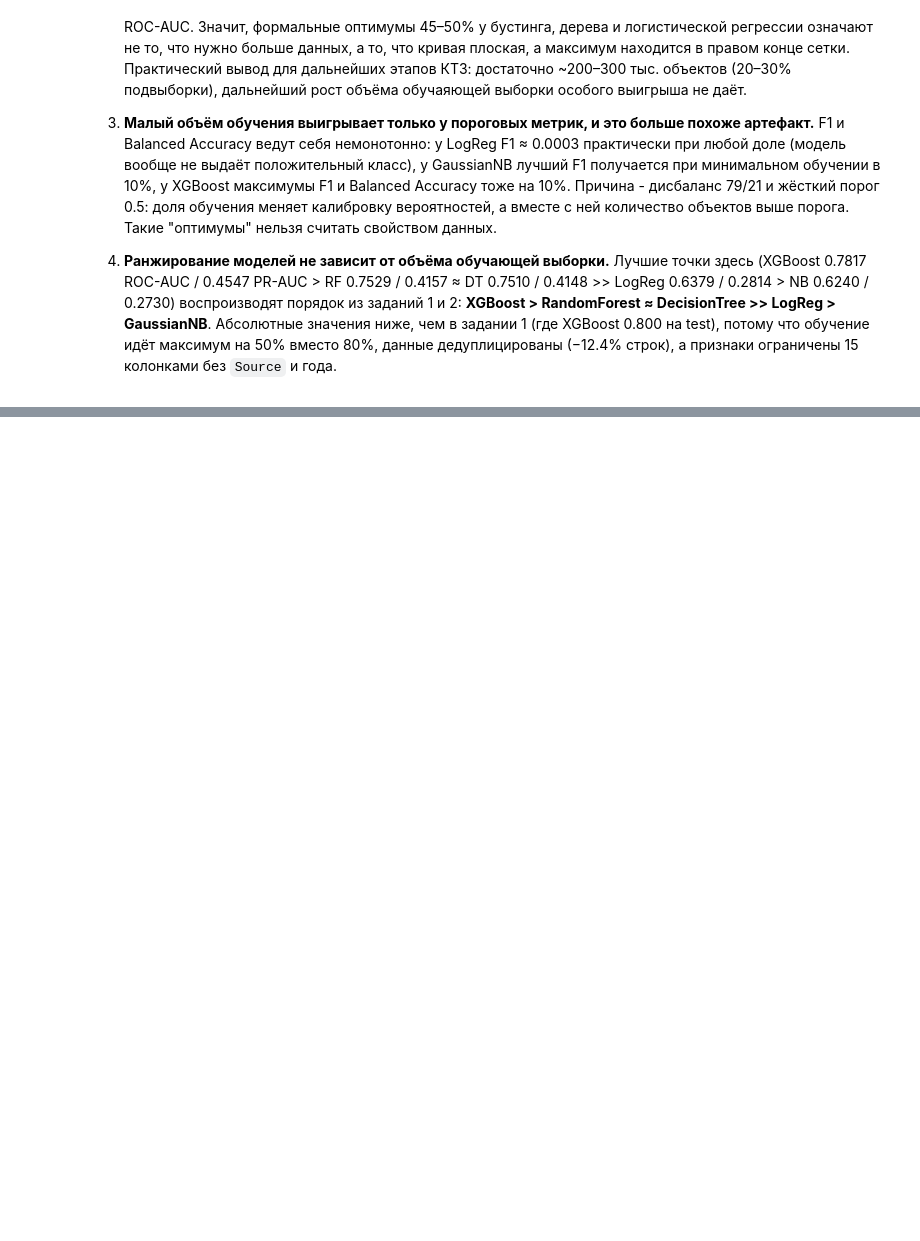
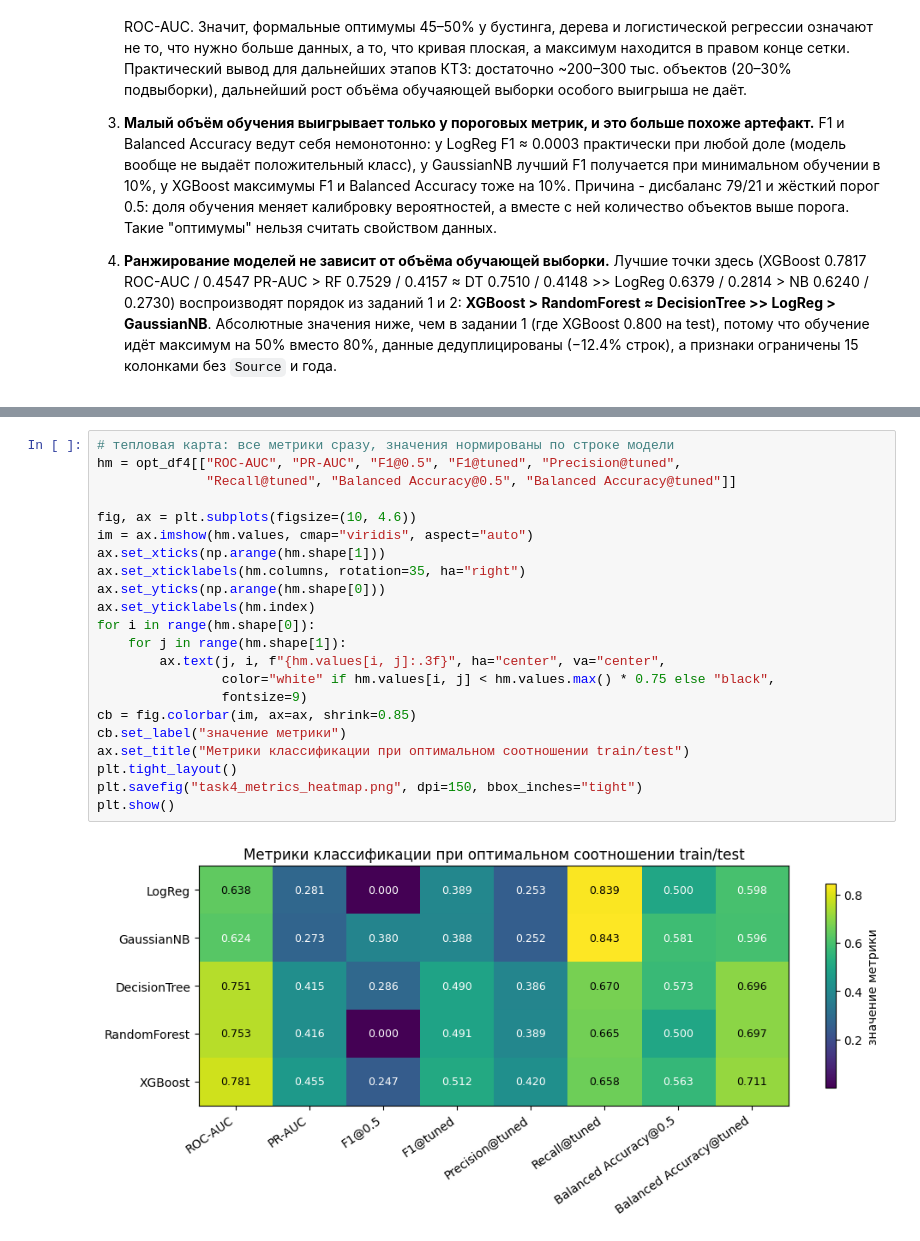
Before and after one commit to Dead-Ded/AITechnologiesMaster, a Jupyter notebook: kt3/kt3_tasks.ipynb, the cells around one changed output, grey strips where cells are left out. Drawn from its saved outputs; the diff is of its cells as text; blank space fills up the shorter version.

```diff
--- a/kt3/kt3_tasks.ipynb
+++ b/kt3/kt3_tasks.ipynb
@@ -757,0 +966,24 @@ print(f"Таблица сохранена: task3_metrics_table.csv, строк:
+# %%
+# тепловая карта: все метрики сразу, значения нормированы по строке модели
+hm = opt_df4[["ROC-AUC", "PR-AUC", "F1@0.5", "F1@tuned", "Precision@tuned",
+              "Recall@tuned", "Balanced Accuracy@0.5", "Balanced Accuracy@tuned"]]
+
+fig, ax = plt.subplots(figsize=(10, 4.6))
+im = ax.imshow(hm.values, cmap="viridis", aspect="auto")
+ax.set_xticks(np.arange(hm.shape[1]))
+ax.set_xticklabels(hm.columns, rotation=35, ha="right")
+ax.set_yticks(np.arange(hm.shape[0]))
+ax.set_yticklabels(hm.index)
+for i in range(hm.shape[0]):
+    for j in range(hm.shape[1]):
+        ax.text(j, i, f"{hm.values[i, j]:.3f}", ha="center", va="center",
+                color="white" if hm.values[i, j] < hm.values.max() * 0.75 else "black",
+                fontsize=9)
+cb = fig.colorbar(im, ax=ax, shrink=0.85)
+cb.set_label("значение метрики")
+ax.set_title("Метрики классификации при оптимальном соотношении train/test")
+plt.tight_layout()
+plt.savefig("task4_metrics_heatmap.png", dpi=150, bbox_inches="tight")
+plt.show()
+# %% [output]
+[figure, added]
```
Also changed, not shown: parts of 9 cells of this notebook, 9 other files.
